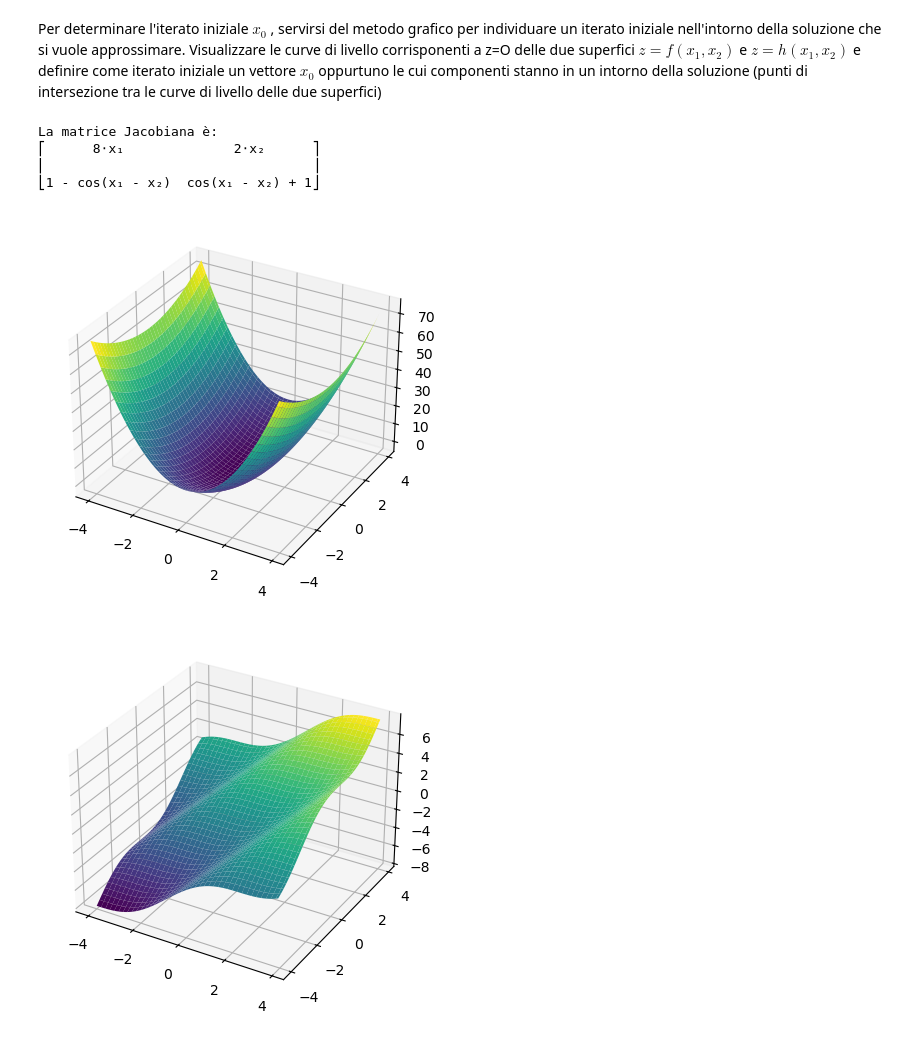
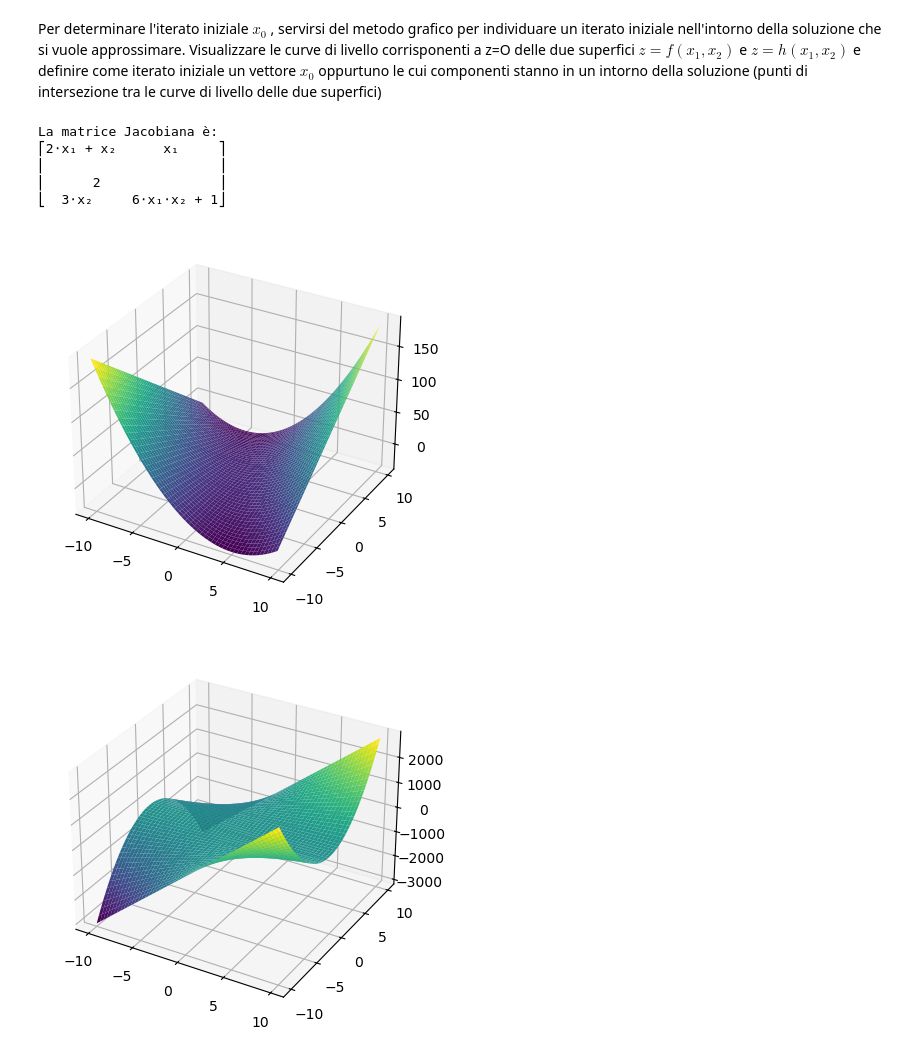
Before and after one commit to alevu3344/EsercitazioniMetodiNumerici, a Jupyter notebook: Lezione_6/Ese_6 - Soluzioni.ipynb, the cells around one changed output. Saved outputs shown, nothing was run; the diff lists cells and outputs as text; code cells hidden in the pictures.

```diff
--- a/Lezione_6/Ese_6 - Soluzioni.ipynb
+++ b/Lezione_6/Ese_6 - Soluzioni.ipynb
@@ -371,8 +371,8 @@ import matplotlib.pyplot as plt
 from mpl_toolkits.mplot3d import Axes3D
 
 # Definizione dell'intervallo per x e y
-x = np.arange(-4, 4, 0.1)
-y = np.arange(-4, 4, 0.1)
+x = np.arange(-10, 10, 0.1)
+y = np.arange(-10, 10, 0.1)
 X, Y = np.meshgrid(x, y)
 
 # Definizione delle variabili simboliche
@@ -396,6 +396,11 @@ elif scelta_sistema == 3:
         4 * x1**2 + x2**2 - 4,
         x1 + x2 - sym.sin(x1 - x2)
     ])
+elif scelta_sistema == 4:
+    F_sym = sym.Matrix([
+    x1**2 + x1*x2 -10,
+    x2 + 3*x1*(x2**2) -57
+])
 
 # Estrazione delle funzioni
 F1 = F_sym[0]
@@ -406,38 +411,39 @@ fun1 = sym.lambdify((x1, x2), F1)
 fun2 = sym.lambdify((x1, x2), F2)
 
 # Calcolo della Jacobiana simbolicamente
 JacSym = F_sym.jacobian([x1, x2])
 JacNotNp = sym.lambdify((x1, x2), JacSym, 'numpy')
 Jac = lambda x: np.array(JacNotNp(x[0], x[1]))
 
 # Conversione della funzione simbolica F in lambda function
 F_np = sym.lambdify((x1, x2), F_sym, 'numpy')
 F = lambda x: np.array(F_np(x[0], x[1])).flatten()
 
 # Stampa della matrice Jacobiana simbolicamente
 print("La matrice Jacobiana è:")
 sym.pretty_print(JacSym)
 
 # Calcolo delle superfici Z e Z1
 Z, Z1 = fun1(X, Y), fun2(X, Y)
 
 # Plot delle superfici
 fig = plt.figure()
 ax = fig.add_subplot(111, projection='3d')
 ax.plot_surface(X, Y, Z, cmap=plt.cm.viridis)
 plt.show()
 
 fig = plt.figure()
 ax = fig.add_subplot(111, projection='3d')
 ax.plot_surface(X, Y, Z1, cmap=plt.cm.viridis)
 plt.show()
 # %% [output]
 La matrice Jacobiana è:
-⎡      8⋅x₁              2⋅x₂      ⎤
-⎢                                  ⎥
-⎣1 - cos(x₁ - x₂)  cos(x₁ - x₂) + 1⎦
+⎡2⋅x₁ + x₂      x₁     ⎤
+⎢                      ⎥
+⎢      2               ⎥
+⎣  3⋅x₂     6⋅x₁⋅x₂ + 1⎦
-[figure, old version]
+[figure, new version]
-[figure, old version]
+[figure, new version]
 # %%
 plt.contour(X, Y, Z, levels=[0], colors='black')
 plt.contour(X, Y, Z1, levels=[0], colors='red')
```
Also changed, not shown: parts of 4 cells of this notebook, 15 other files.
